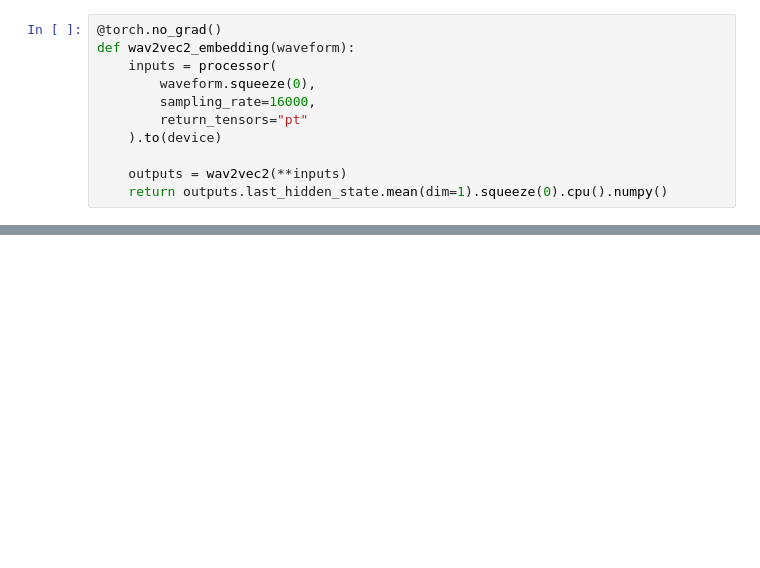
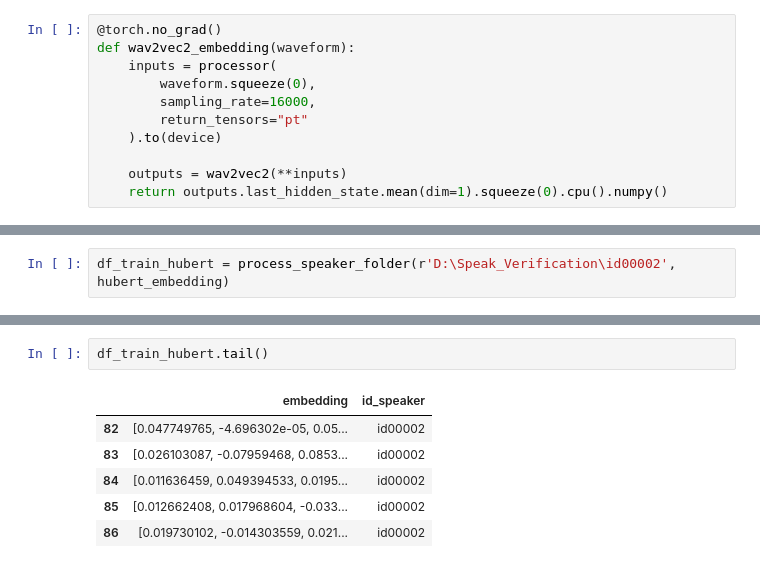
Before and after one commit to manh-25/SpeechVeri_MultiFeatures, a Jupyter notebook: embedding_models/embedding.ipynb, the cells around one changed output, grey strips where cells are left out. Saved outputs shown, nothing was run; the diff lists cells and outputs as text; blank space fills up the shorter version.

```diff
--- a/embedding_models/embedding.ipynb
+++ b/embedding_models/embedding.ipynb
@@ -105,0 +222,2 @@ print(embedding.shape)
+# %%
+df_train_hubert = process_speaker_folder(r'D:\Speak_Verification\id00002', hubert_embedding)
@@ -105,0 +242,9 @@ print(embedding.shape)
+# %%
+df_train_hubert.tail()
+# %% [output]
+|  | embedding | id_speaker |
+| 82 | [0.047749765, -4.696302e-05, 0.05... | id00002 |
+| 83 | [0.026103087, -0.07959468, 0.0853... | id00002 |
+| 84 | [0.011636459, 0.049394533, 0.0195... | id00002 |
+| 85 | [0.012662408, 0.017968604, -0.033... | id00002 |
+| 86 | [0.019730102, -0.014303559, 0.021... | id00002 |
```
Also changed, not shown: parts of 14 cells of this notebook.
